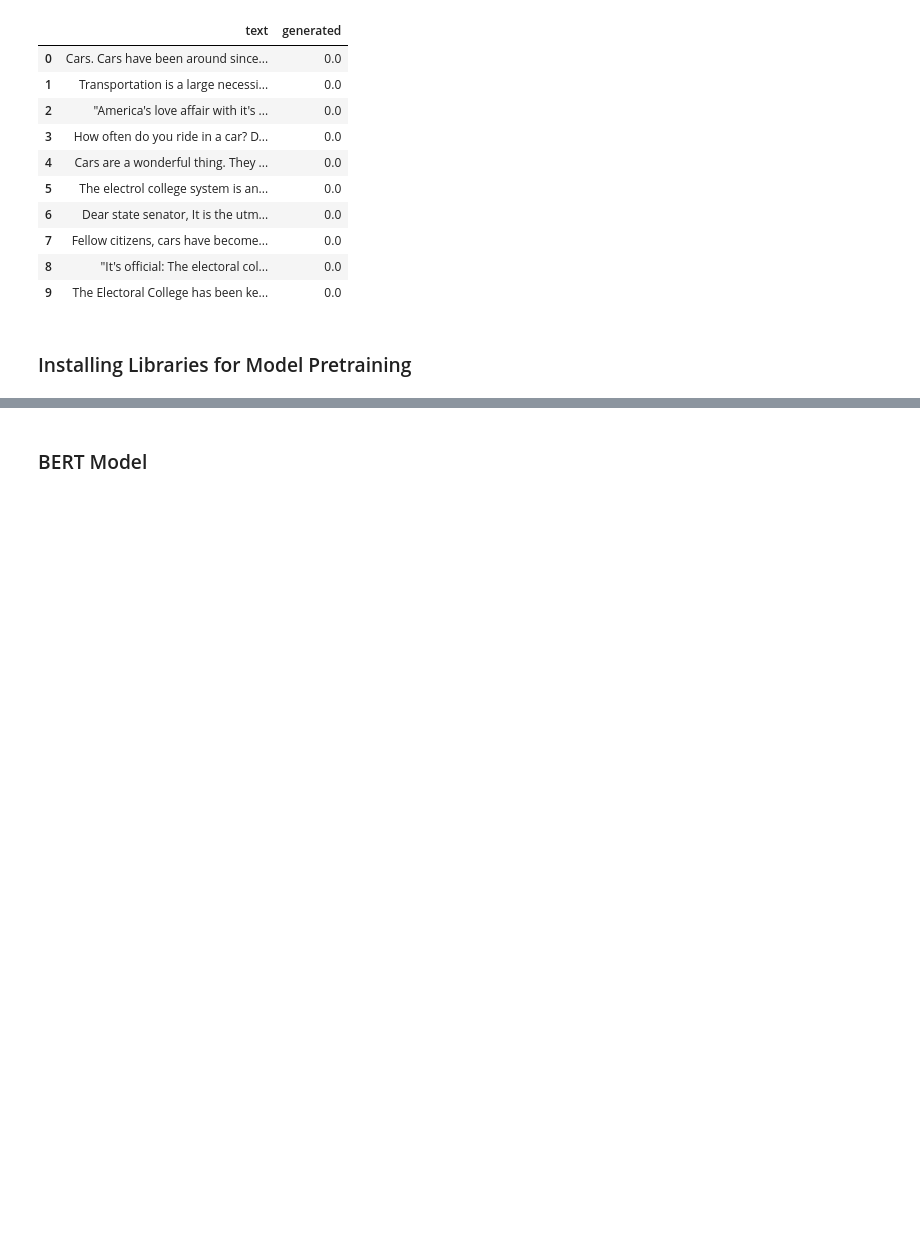
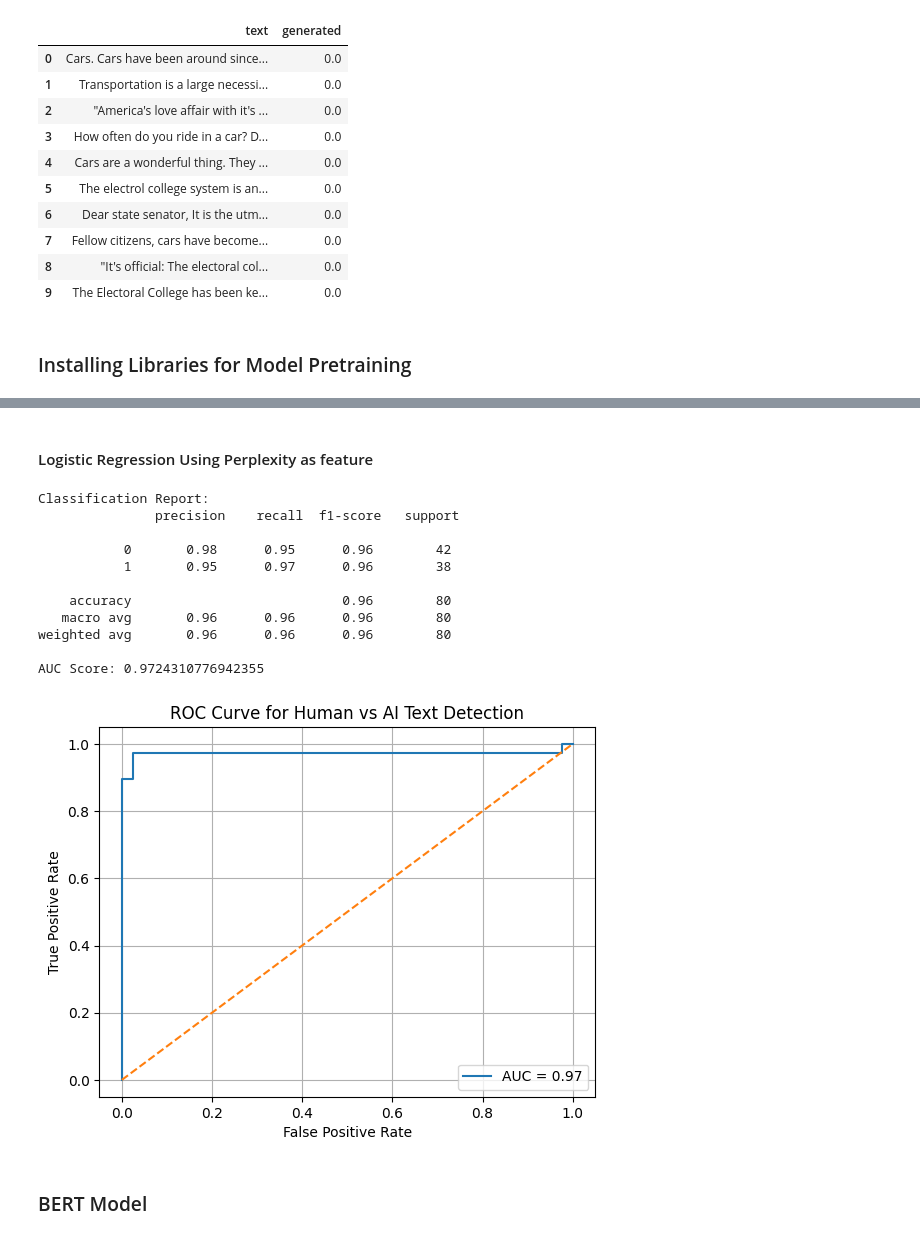
Before and after one commit to pawanbhatta178/FakeReviewDetector, a Jupyter notebook: ReviewAIDetector.ipynb, the cells around one changed output, grey strips where cells are left out. Saved outputs shown, nothing was run; the diff lists cells and outputs as text; code cells hidden in the pictures; blank space fills up the shorter version.

```diff
--- a/ReviewAIDetector.ipynb
+++ b/ReviewAIDetector.ipynb
@@ -237,0 +244,19 @@ plt.show()
+# %%
+# Add perplexity column to both DataFrames
+df_human2 = df_human.iloc[:REVIEW_COUNT_PER_CATEGORY].copy()
+df_human2['perplexity'] = perplexities_human
+df_human2['label'] = 0
+
+
+df_ai2 = df_ai.iloc[:REVIEW_COUNT_PER_CATEGORY].copy()
+df_ai2['perplexity'] = perplexities
+df_ai2['label'] = 1  # mark as AI-generated
+
+# Combine the DataFrames
+df_combined = pd.concat([df_human2, df_ai2], ignore_index=True)
+
+# Optional: Shuffle the combined DataFrame
+df_combined = df_combined.sample(frac=1, random_state=42).reset_index(drop=True)
+
+# View the result
+print(df_combined.head())
@@ -238,3 +277,55 @@ plt.show()
+# %% [markdown]
+#### Logistic Regression Using Perplexity as feature
+# %%
+from sklearn.linear_model import LogisticRegression
+from sklearn.model_selection import train_test_split
+from sklearn.metrics import classification_report, roc_auc_score, roc_curve
+import matplotlib.pyplot as plt
+
+# 1. Define features and labels
+X = df_combined[['perplexity']]  # Only perplexity as feature
+y = df_combined['label']         # 1 = human, 0 = AI
+
+# 2. Train-test split
+X_train, X_test, y_train, y_test = train_test_split(
+    X, y, test_size=0.2, random_state=42
+)
+
+# 3. Train logistic regression model
+clf = LogisticRegression()
+clf.fit(X_train, y_train)
+
+# 4. Predict
+y_pred = clf.predict(X_test)
+y_prob = clf.predict_proba(X_test)[:, 1]  # Probability that label = 1 (human)
+
+# 5. Evaluate model
+print("Classification Report:\n", classification_report(y_test, y_pred))
+print("AUC Score:", roc_auc_score(y_test, y_prob))
+
+# 6. ROC Curve
+fpr, tpr, _ = roc_curve(y_test, y_prob)
+plt.plot(fpr, tpr, label=f"AUC = {roc_auc_score(y_test, y_prob):.2f}")
+plt.plot([0, 1], [0, 1], linestyle='--')
+plt.xlabel("False Positive Rate")
+plt.ylabel("True Positive Rate")
+plt.title("ROC Curve for Human vs AI Text Detection")
+plt.legend()
+plt.grid()
+plt.show()
+# %% [output]
+Classification Report:
+               precision    recall  f1-score   support
+
+           0       0.98      0.95      0.96        42
+           1       0.95      0.97      0.96        38
+
+    accuracy                           0.96        80
+   macro avg       0.96      0.96      0.96        80
+weighted avg       0.96      0.96      0.96        80
+
+AUC Score: 0.9724310776942355
+[figure, added]
 # %% [markdown]
 ### BERT Model
 # %%
```
Also changed, not shown: parts of 18 cells of this notebook.
